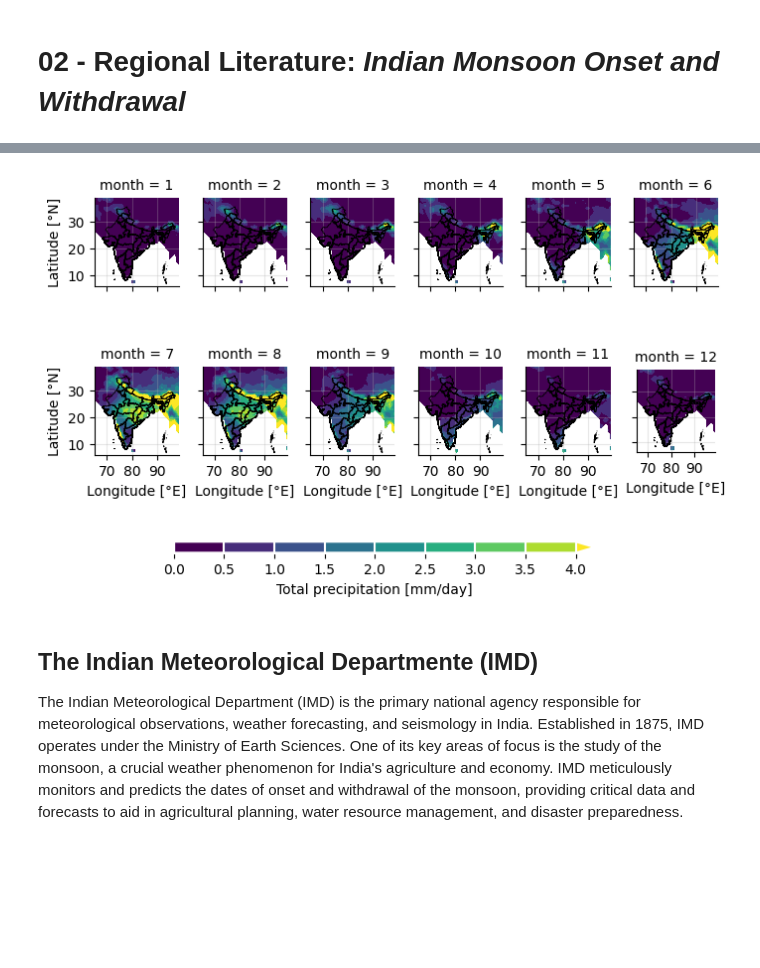
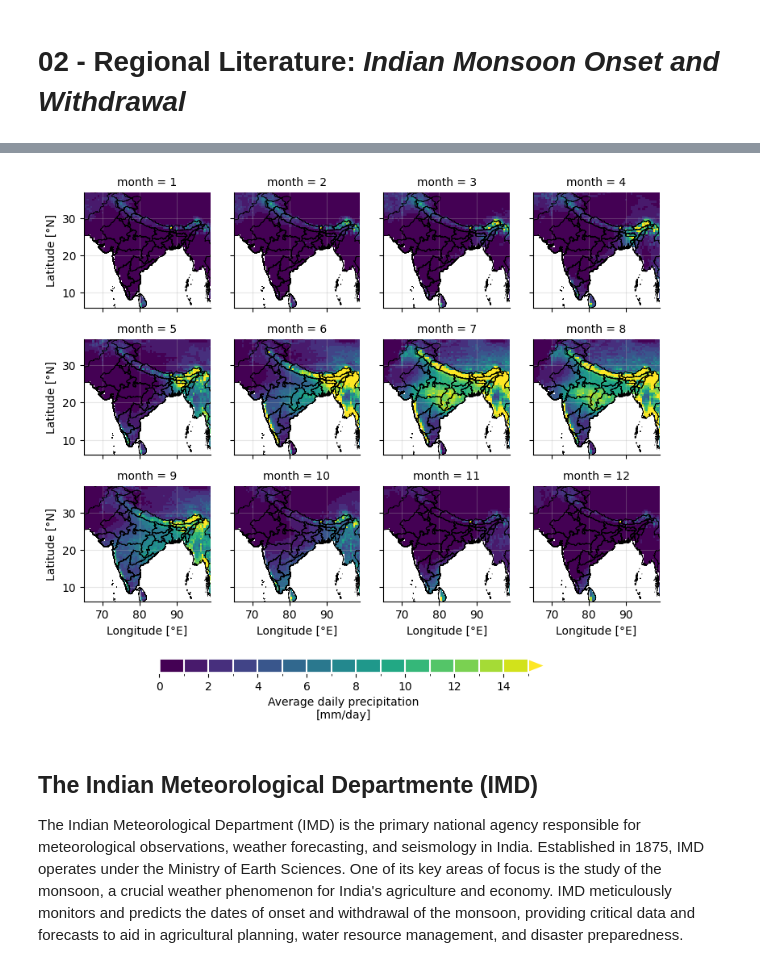
Before and after one commit to JGrassi97/XSeasonsDetect, a Jupyter notebook: notebooks/02_regional_literature.ipynb, the cells around one changed output, grey strips where cells are left out. Saved outputs shown, nothing was run; the diff lists cells and outputs as text; code cells hidden in the pictures; blank space fills up the shorter version.

```diff
--- a/notebooks/02_regional_literature.ipynb
+++ b/notebooks/02_regional_literature.ipynb
@@ -58,27 +58,27 @@ precipitation_data_path     = '../data/preprocessed/ERA5/total_precipitation/*.n
 precipitation_data = xr.open_mfdataset(precipitation_data_path)
 
 # Converting in mm/day
-precipitation_data = precipitation_data.tp.load() * 24 * 1000
+precipitation_data = precipitation_data.tp.load() * 86400
 
 # Computing monthly average daily precipitation
 precipitation_data_monthly = precipitation_data.groupby('time.month').mean()
 
 # Renaming for better image display
-precipitation_data_monthly = precipitation_data_monthly.rename('Total precipitation [mm/day]')
+precipitation_data_monthly = precipitation_data_monthly.rename('Average daily precipitation [mm/day]')
 # %%
 mm = 1/25.4
 
 # Plotting
-plot = precipitation_data_monthly.plot.contourf(col='month', col_wrap=6, figsize=(180*mm,100*mm), add_colorbar = False, vmin=0, vmax=4, levels=9)
+plot = precipitation_data_monthly.plot(col='month', col_wrap=4, figsize=(8,6), add_colorbar = False, vmin=0, vmax=15, levels=16)
 
 # Applying the standard format function for better display of xarray plot
 standard_format( plot,
                  country_boundary   = country_boundary,
-                 #world_boundary     = world_boundary,
+                 world_boundary     = world_boundary,
                  custom_cbar        = True
                 )
 # %% [output]
-[figure, old version]
+[figure, new version]
 # %% [markdown]
 ## The Indian Meteorological Departmente (IMD)
 
```
Also changed, not shown: parts of 1 cell of this notebook, 6 other files.
